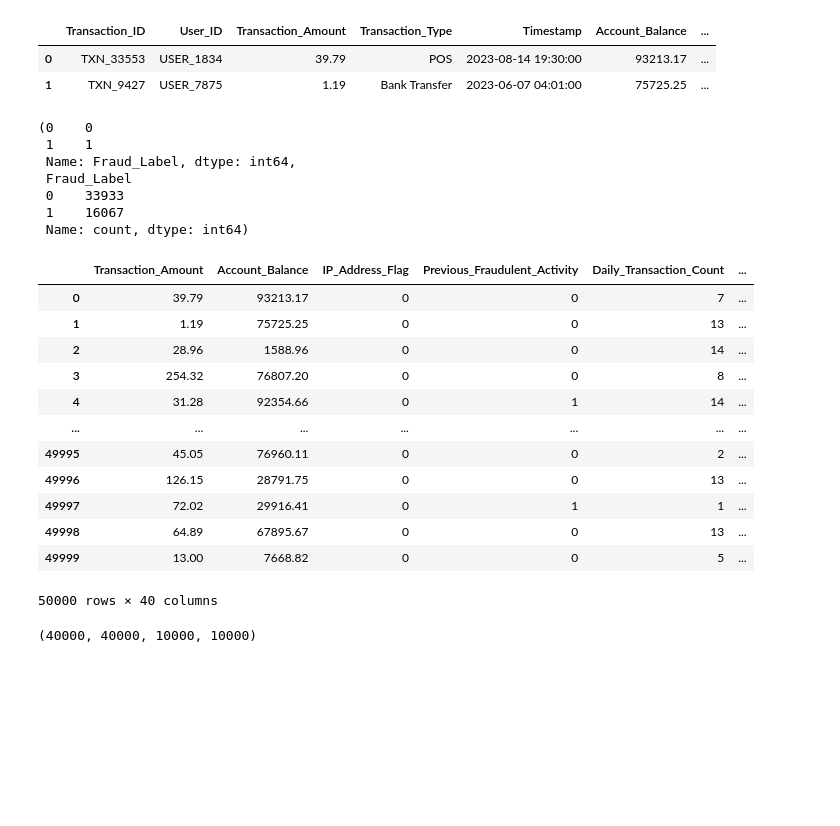
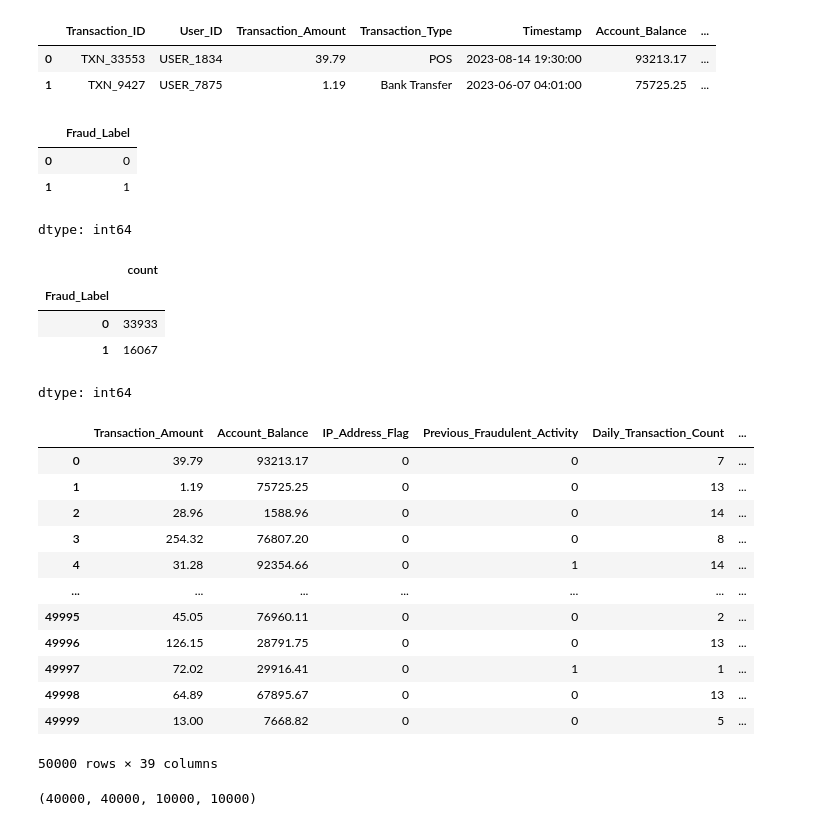
Before and after one commit to Prezzo-K/Graph-Neural-Networks-for-Fraud-Detection, a Jupyter notebook: notebooks/Traditional_ML.ipynb, the cells around one changed output. Saved outputs shown, nothing was run; the diff lists cells and outputs as text; code cells hidden in the pictures; blank space fills up the shorter version.

```diff
--- a/notebooks/Traditional_ML.ipynb
+++ b/notebooks/Traditional_ML.ipynb
@@ -52,15 +52,20 @@ X.head(2)
 | 0 | TXN_33553 | USER_1834 | 39.79 | POS | 2023-08-14 19:30:00 | 93213.17 | ... |
 | 1 | TXN_9427 | USER_7875 | 1.19 | Bank Transfer | 2023-06-07 04:01:00 | 75725.25 | ... |
 # %%
-y.head(2), y.value_counts()
+y.head(2)
 # %% [output]
+|  | Fraud_Label |
+| 0 | 0 |
+| 1 | 1 |
-(0    0
- 1    1
- Name: Fraud_Label, dtype: int64,
- Fraud_Label
- 0    33933
- 1    16067
- Name: count, dtype: int64)
+dtype: int64
+# %%
+y.value_counts()
+# %% [output]
+|  | count |
+| Fraud_Label |  |
+| 0 | 33933 |
+| 1 | 16067 |
+dtype: int64
 # %%
 # Standardize columns with continous values - Transaction_Amount, Account_Balance, Daily_Transaction_Count, Avg_Transaction_Amount_7d, Card_Age, Transaction_Distance, Risk_Score
 # Encode these as one hot encoding - Transaction_Type, Device_Type, Location, Merchant_Category, Card_Type, Authentication_Method
@@ -68,6 +73,10 @@ y.head(2), y.value_counts()
 
 # Drop the Transaction_ID, User_ID as they don't add in classification
 X.drop(columns = ["Transaction_ID", "User_ID"], inplace = True)
+
+# Remove risk score feature to avoid data leakge
+# this feature seems to do data leakage though it will be beneficial in real world scenarios
+X.drop(columns = ["Risk_Score"], inplace = True) # experiment it on/off with different models
 
 # Convert 'Timestamp' to datetime and extract various fields
 X["Timestamp"] = pd.to_datetime(X["Timestamp"])
@@ -103,7 +112,7 @@ X
 | 49997 | 72.02 | 29916.41 | 0 | 1 | 1 | ... |
 | 49998 | 64.89 | 67895.67 | 0 | 0 | 13 | ... |
 | 49999 | 13.00 | 7668.82 | 0 | 0 | 5 | ... |
-50000 rows × 40 columns
+50000 rows × 39 columns
 # %%
 # split the data into train and test set
 from sklearn.model_selection import train_test_split
```
Also changed, not shown: parts of 1 cell of this notebook.
